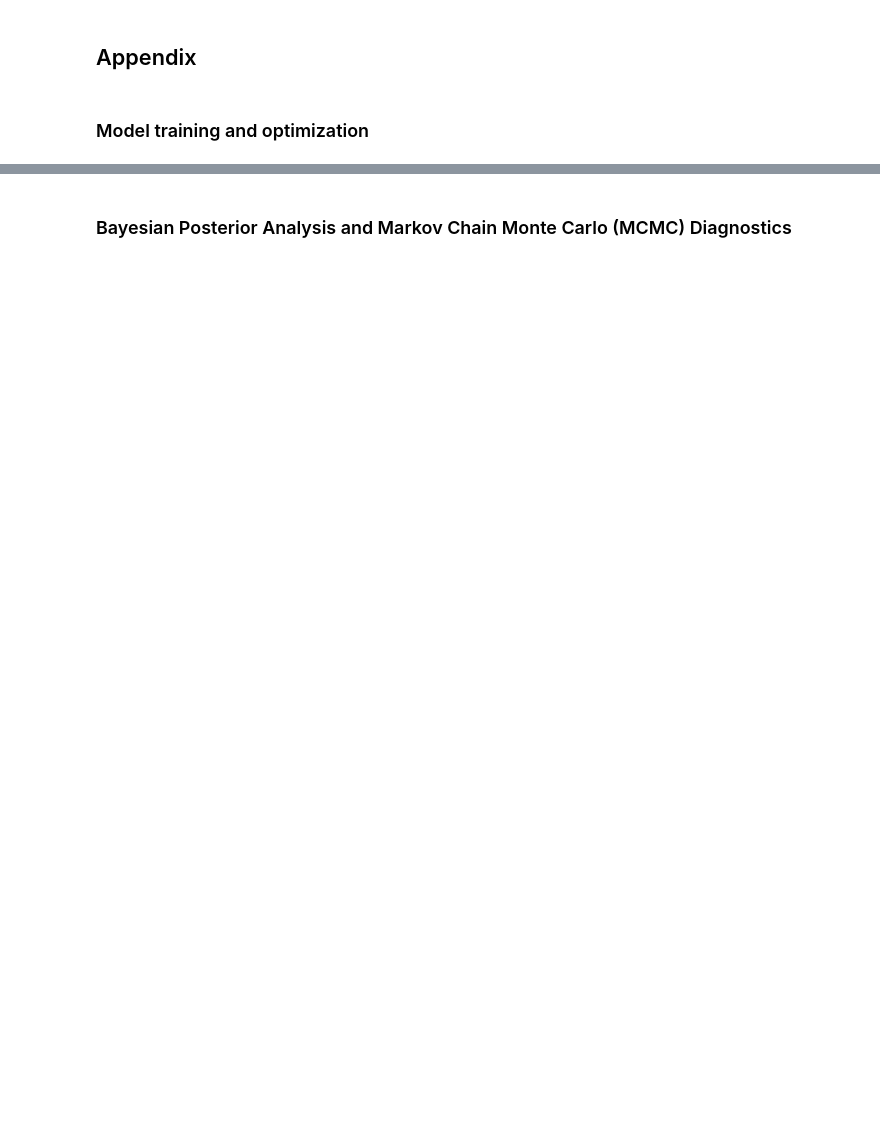
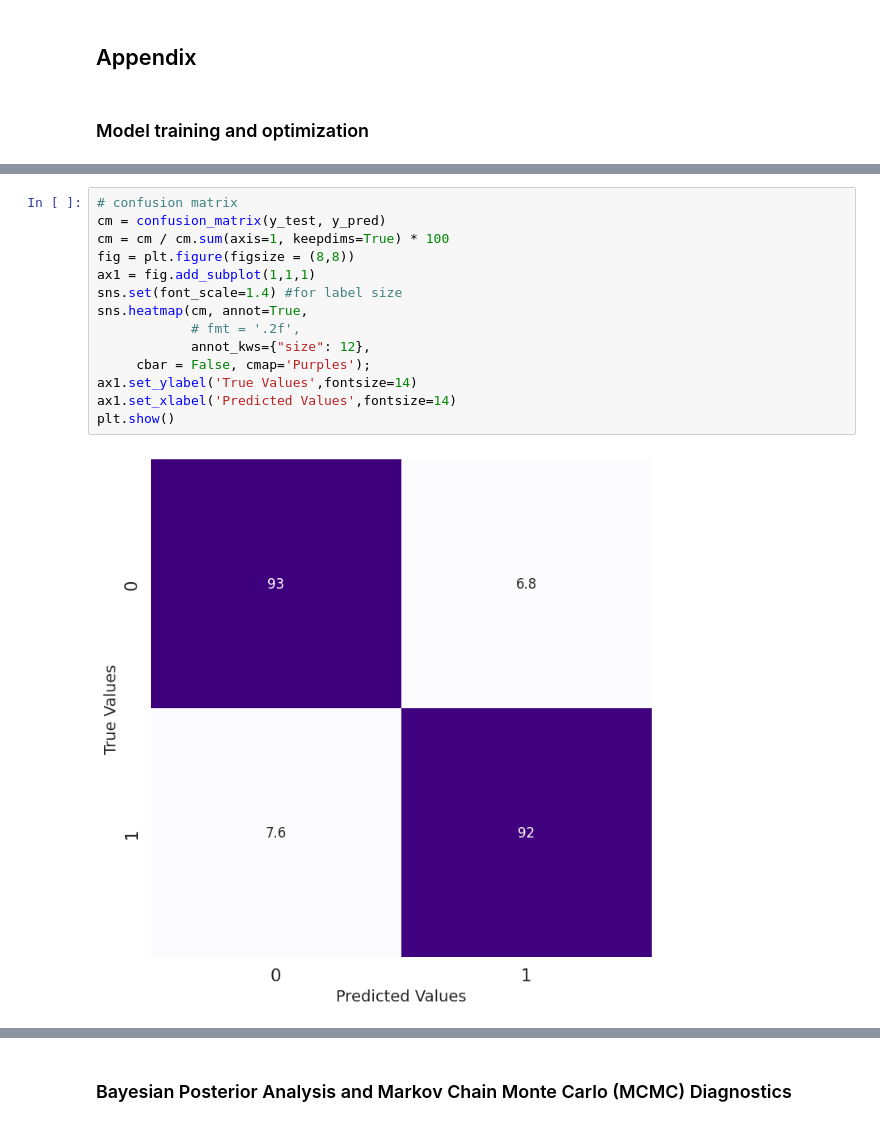
Before and after one commit to taliafabs/STA496, a Jupyter notebook: MidtermPaper/code/STA496_MidtermPaperCode.ipynb, the cells around one changed output, grey strips where cells are left out. Saved outputs shown, nothing was run; the diff lists cells and outputs as text; blank space fills up the shorter version.

```diff
--- a/MidtermPaper/code/STA496_MidtermPaperCode.ipynb
+++ b/MidtermPaper/code/STA496_MidtermPaperCode.ipynb
@@ -845,0 +830,16 @@ plt.show()
+# %%
+# confusion matrix
+cm = confusion_matrix(y_test, y_pred)
+cm = cm / cm.sum(axis=1, keepdims=True) * 100
+fig = plt.figure(figsize = (8,8))
+ax1 = fig.add_subplot(1,1,1)
+sns.set(font_scale=1.4) #for label size
+sns.heatmap(cm, annot=True,
+            # fmt = '.2f',
+            annot_kws={"size": 12},
+     cbar = False, cmap='Purples');
+ax1.set_ylabel('True Values',fontsize=14)
+ax1.set_xlabel('Predicted Values',fontsize=14)
+plt.show()
+# %% [output]
+[figure, added]
```
Also changed, not shown: parts of 33 cells of this notebook.
